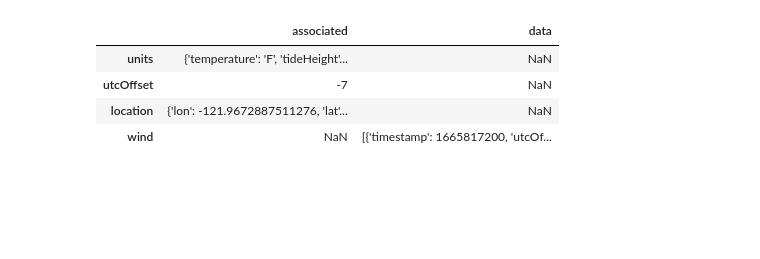
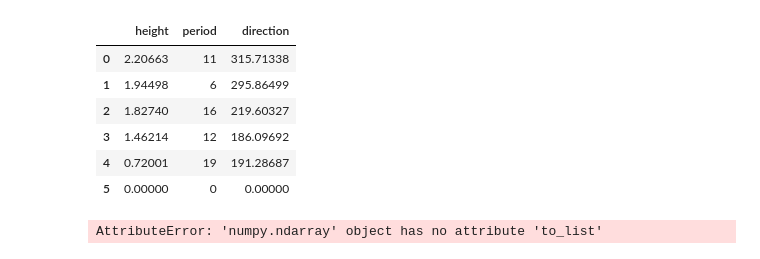
Before and after one commit to fujimotoapples/calhax, a Jupyter notebook: jupyterdata.ipynb, the cells around one changed output. Cells and saved outputs as stored; diff of their text form; code cells hidden in the pictures; blank space fills up the shorter version.

```diff
--- a/jupyterdata.ipynb
+++ b/jupyterdata.ipynb
@@ -11,5 +13,5 @@ wind_request = requests.get("https://services.surfline.com/kbyg/spots/forecasts/
 # %%
 wind_json = wind_request.json()
 # %%
-with open("wind.json", "w") as f:
-    json.dump(wind_json, f)
+with open('wave.json', "r") as f:
+    wave_dictionary=json.load(f)
@@ -16,10 +44,27 @@ with open("wind.json", "w") as f:
 # %%
-wind_df = pd.DataFrame(wind_json)
+def timemaker(dictionary):
+    return(time.strftime("%a, %d %b %Y %H:%M:%S +0000",time.localtime(dictionary["timestamp"])))
+
+
+wave_dictionary['data']['wave'][0]['swells'][0]
+"""{time,offset,swell heights(array), swell period as array, swell direction as array,}"""
+#wind_norm=pd.json_normalize(wind_df,record_path=["wind"],meta=["timestamp"])
+r
+# %% [output]
+|  | height | period | direction |
+| 0 | 2.20663 | 11 | 315.71338 |
+| 1 | 1.94498 | 6 | 295.86499 |
+| 2 | 1.82740 | 16 | 219.60327 |
+| 3 | 1.46214 | 12 | 186.09692 |
+| 4 | 0.72001 | 19 | 191.28687 |
+| 5 | 0.00000 | 0 | 0.00000 |
-# %%
-wind_df.head(10)
-# %% [output]
-|  | associated | data |
-| units | {'temperature': 'F', 'tideHeight'... | NaN |
-| utcOffset | -7 | NaN |
-| location | {'lon': -121.9672887511276, 'lat'... | NaN |
-| wind | NaN | [{'timestamp': 1665817200, 'utcOf... |
+# %%
+wave_values=np.array(r.melt().transpose().iloc[1])
+wave_labels=np.array(['height1', 'height2', 'height3', 'height4', 'height5', 'height6',
+        'period1', 'period2', 'period3', 'period4', 'period5', 'period6',
+        'direction1', 'direction2', 'direction3', 'direction4', 'direction5',
+        'direction6'])
+wave_tbl=pd.DataFrame(wave_values.to_list(),columns=wave_labels)
+wave_tbl
+# %% [output]
+AttributeError: 'numpy.ndarray' object has no attribute 'to_list'
```
Also changed, not shown: parts of 2 cells of this notebook.
